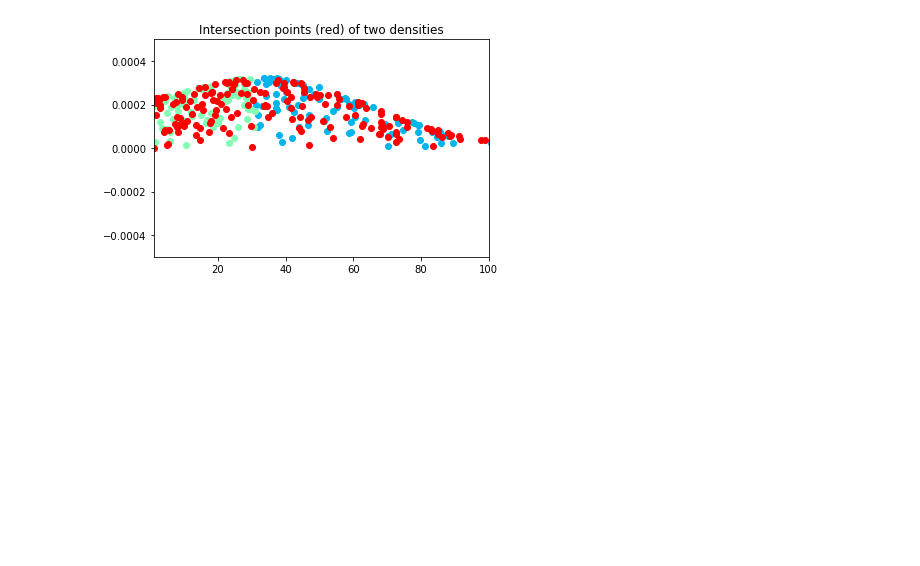
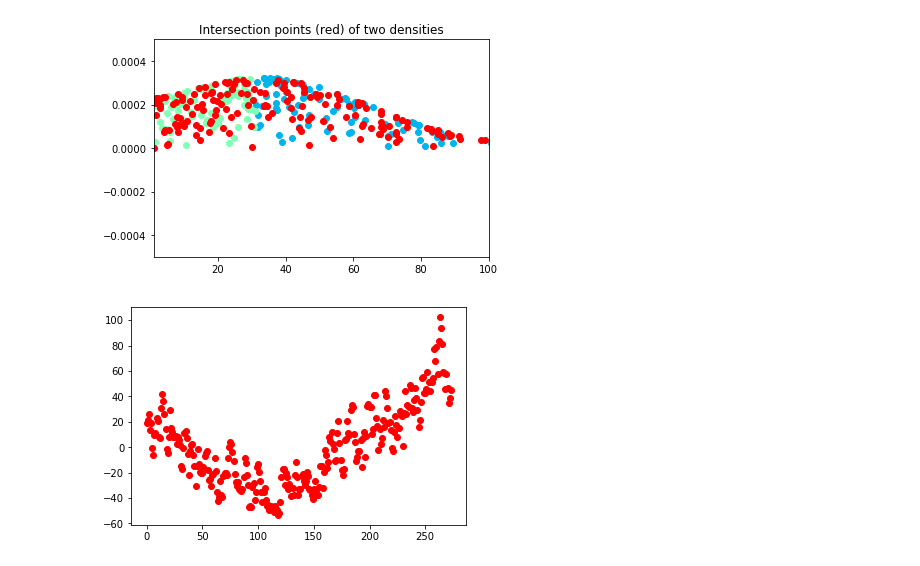
Before and after one commit to raulsenaferreira/Systems-Engineering, a Jupyter notebook: Dissertation/discoveringNOAAData.ipynb, the cells around one changed output. Drawn from its saved outputs; the diff is of its cells as text; code cells hidden in the pictures; blank space fills up the shorter version.

Commit message:
Testing ipywidget

```diff
--- a/Dissertation/discoveringNOAAData.ipynb
+++ b/Dissertation/discoveringNOAAData.ipynb
@@ -459,3 +459,42 @@ main()
 [figure]
 [figure]
 [figure]
+# %%
+import os
+import pandas as pd
+import numpy as np
+%matplotlib inline
+import matplotlib.pyplot as plt
+import matplotlib.cm as cm
+from sklearn.tree import DecisionTreeClassifier
+from sklearn.decomposition import PCA
+from sklearn import mixture
+from collections import Counter
+
+from ipywidgets import interact, interactive, fixed, interact_manual
+import ipywidgets as widgets
+from ipywidgets import interactive
+from IPython.display import Audio, display
+
+def main(year):
+
+    ini = year*365
+    final = ini + 365
+    X = dataValues.loc[ini:final].copy().values
+
+    xAxis = [i for i in range(len(X))]
+
+    pca = PCA(n_components=1)
+    X = pca.fit_transform(X)
+
+    plt.scatter(xAxis, X, c="r")
+    plt.show()
+
+path = os.getcwd()+'\\data\\'
+dataValues = pd.read_csv(path+'noaa_data.csv',sep = ",")
+dataLabels = pd.read_csv(path+'noaa_label.csv',sep = ",")
+
+v = interact(main, year=(0, 49, 1));
+display(v)
+# %% [output]
+[figure, added]
```
